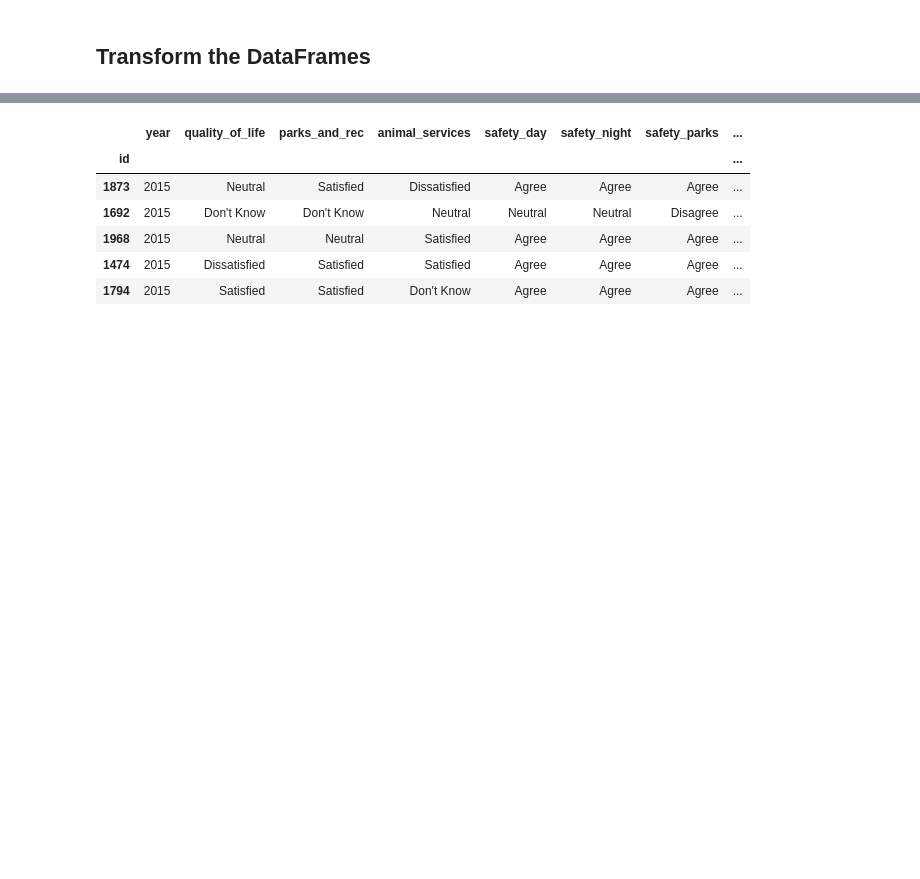
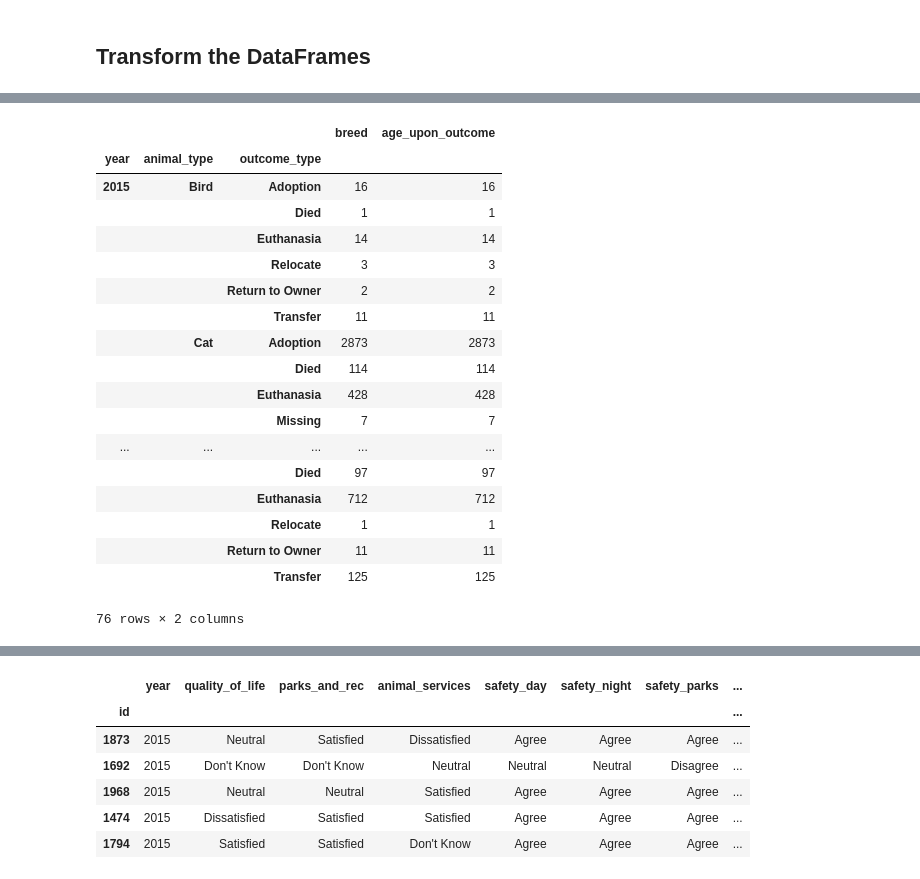
Before and after one commit to Kerrykova/ETLProject, a Jupyter notebook: ETL_Project.ipynb, the cells around one changed output, grey strips where cells are left out. Cells and saved outputs as stored; diff of their text form; code cells hidden in the pictures; blank space fills up the shorter version.

```diff
--- a/ETL_Project.ipynb
+++ b/ETL_Project.ipynb
@@ -44,0 +59,2 @@ new_animals_df.head()
+# %%
+new_aac_outcomes_df['year'] = pd.DatetimeIndex(new_aac_outcomes_df['year']).year
@@ -44,0 +73,9 @@ new_animals_df.head()
+# %%
+new_aac_outcomes_df = new_aac_outcomes_df[new_aac_outcomes_df.year != 2013]
+new_aac_outcomes_df = new_aac_outcomes_df[new_aac_outcomes_df.year != 2014]
+new_aac_outcomes_df = new_aac_outcomes_df[new_aac_outcomes_df.year != 2018]
+new_aac_outcomes_df = new_aac_outcomes_df[new_aac_outcomes_df.year != 2019]
+# %%
+new_aac_outcomes_df['outcome_type'] = new_aac_outcomes_df['outcome_type'].replace('Disposal', 'Died')
+# %%
+new_aac_outcomes_df['outcome_type'] = new_aac_outcomes_df['outcome_type'].replace('Rto-Adopt', 'Return to Owner')
@@ -44,0 +91,22 @@ new_animals_df.head()
+# %%
+new_aac_outcomes_df.groupby(['year','animal_type','outcome_type']).count()
+# %% [output]
+|  |  |  | breed | age_upon_outcome |
+| year | animal_type | outcome_type |  |  |
+| 2015 | Bird | Adoption | 16 | 16 |
+|  |  | Died | 1 | 1 |
+|  |  | Euthanasia | 14 | 14 |
+|  |  | Relocate | 3 | 3 |
+|  |  | Return to Owner | 2 | 2 |
+|  |  | Transfer | 11 | 11 |
+|  | Cat | Adoption | 2873 | 2873 |
+|  |  | Died | 114 | 114 |
+|  |  | Euthanasia | 428 | 428 |
+|  |  | Missing | 7 | 7 |
+| ... | ... | ... | ... | ... |
+|  |  | Died | 97 | 97 |
+|  |  | Euthanasia | 712 | 712 |
+|  |  | Relocate | 1 | 1 |
+|  |  | Return to Owner | 11 | 11 |
+|  |  | Transfer | 125 | 125 |
+76 rows × 2 columns
```
Also changed, not shown: parts of 14 cells of this notebook, 1 other file.
